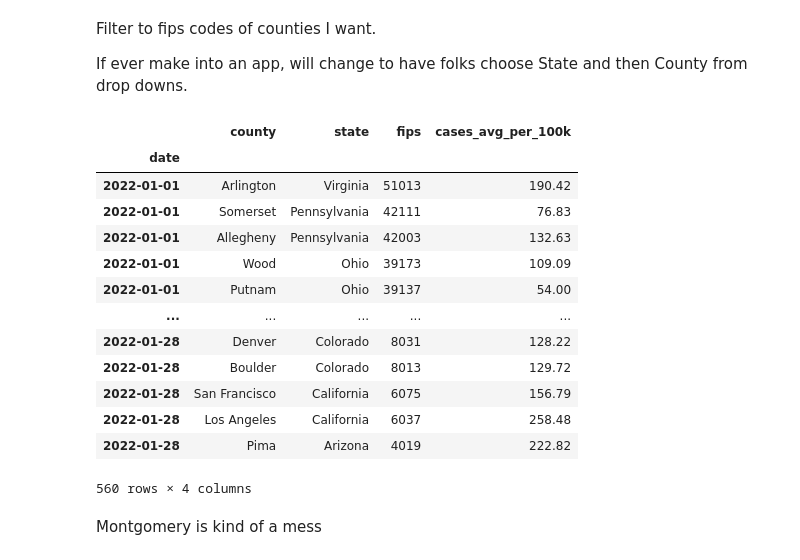
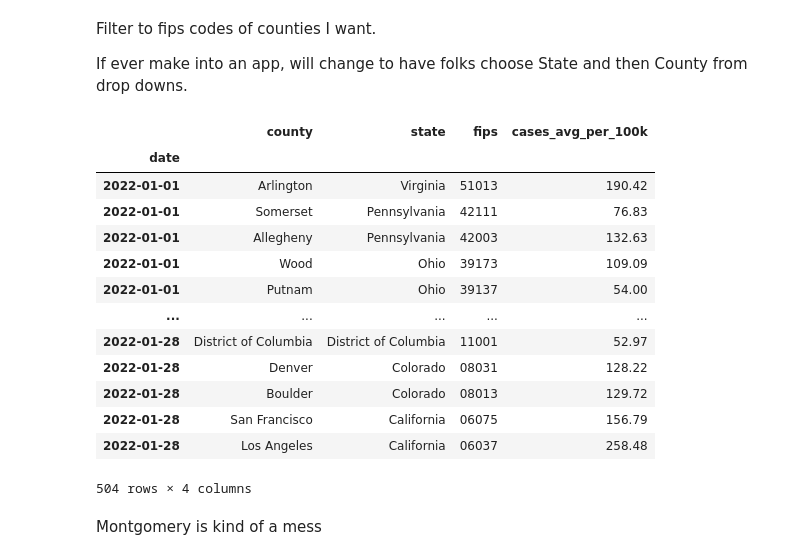
Before and after one commit to discdiver/covid-cities, a Jupyter notebook: prepare.ipynb, the cells around one changed output. Cells and saved outputs as stored; diff of their text form; code cells hidden in the pictures.

```diff
--- a/prepare.ipynb
+++ b/prepare.ipynb
@@ -147,5 +147,5 @@ df_2022_smaller.drop_duplicates(subset=["county", "state"])
 # %% [markdown]
 Convert geoid to FIPS code for plotting
 # %%
-df_2022["fips"] = pd.to_numeric(df_2022["geoid"].str[-5:], downcast="integer")
+df_2022["fips"] = df_2022["geoid"].str[-5:]
 df_2022
@@ -157,47 +190,47 @@ Filter to fips codes of counties I want.
 If ever make into an app, will change to have folks choose State and then County from drop downs.
 # %%
 fips_counties = [
-    11001,
-    24033,
-    24031,
-    17031,
-    39173,
-    39137,
-    39113,
-    39049,
-    51013,
-    42111,
-    42003,
-    39025,
-    8031,
-    8013,
-    4019,
-    24005,
-    6037,
-    6075,
-    36998,
-    12081
+    "11001",
+    "24033",
+    "24031",
+    "17031",
+    "39173",
+    "39137",
+    "39113",
+    "39049",
+    "51013",
+    "42111",
+    "42003",
+    "39025",
+    "08031",
+    "08013",
+    "04019",
+    "24005",
+    "06037",
+    "06075",
+    "36061",
+    "12081",
 ]
 
 cols = ["county", "state", "fips", "cases_avg_per_100k"]
 
 df_2022_counties = df_2022.loc[df_2022["fips"].isin(fips_counties), cols]
 df_2022_counties
 # %% [output]
 |  | county | state | fips | cases_avg_per_100k |
 | date |  |  |  |  |
 | 2022-01-01 | Arlington | Virginia | 51013 | 190.42 |
 | 2022-01-01 | Somerset | Pennsylvania | 42111 | 76.83 |
 | 2022-01-01 | Allegheny | Pennsylvania | 42003 | 132.63 |
 | 2022-01-01 | Wood | Ohio | 39173 | 109.09 |
 | 2022-01-01 | Putnam | Ohio | 39137 | 54.00 |
 | ... | ... | ... | ... | ... |
-| 2022-01-28 | Denver | Colorado | 8031 | 128.22 |
-| 2022-01-28 | Boulder | Colorado | 8013 | 129.72 |
-| 2022-01-28 | San Francisco | California | 6075 | 156.79 |
-| 2022-01-28 | Los Angeles | California | 6037 | 258.48 |
-| 2022-01-28 | Pima | Arizona | 4019 | 222.82 |
+| 2022-01-28 | District of Columbia | District of Columbia | 11001 | 52.97 |
+| 2022-01-28 | Denver | Colorado | 08031 | 128.22 |
+| 2022-01-28 | Boulder | Colorado | 08013 | 129.72 |
+| 2022-01-28 | San Francisco | California | 06075 | 156.79 |
+| 2022-01-28 | Los Angeles | California | 06037 | 258.48 |
-560 rows × 4 columns
+504 rows × 4 columns
 # %%
 px.line(
     df_2022_counties, x=df_2022_counties.index, y="cases_avg_per_100k", color="county"
```
Also changed, not shown: parts of 23 cells of this notebook, 1 other file.
